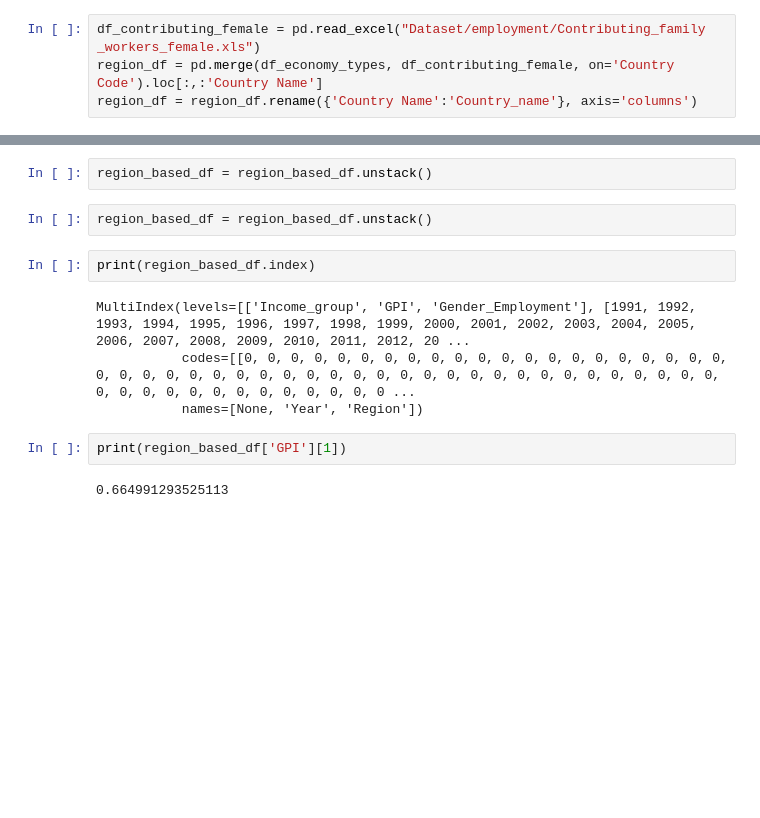
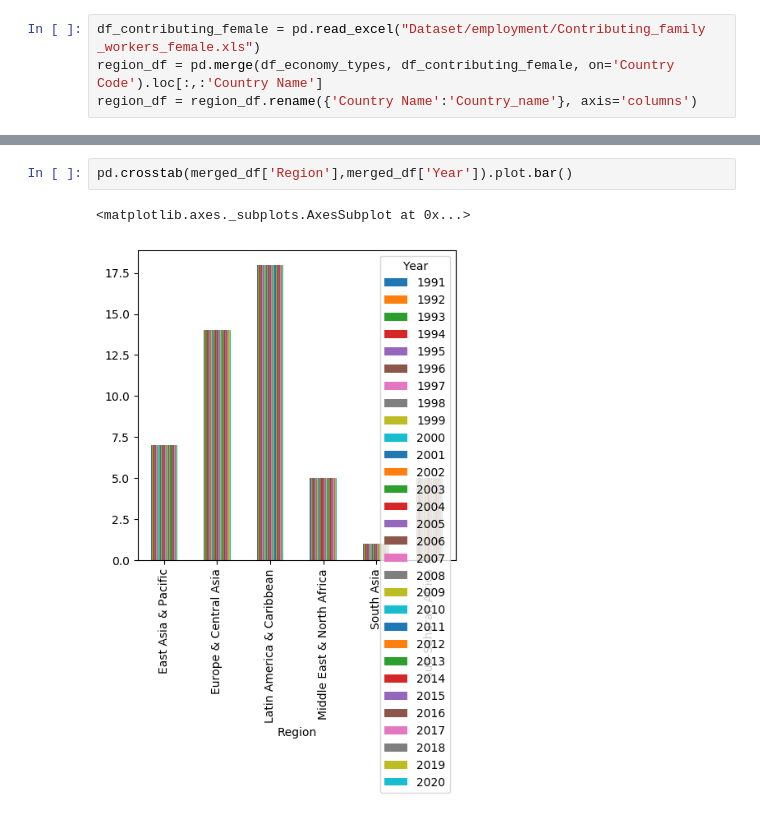
Before and after one commit to Amatullah/CSCI5502-DataMining_Project, a Jupyter notebook: Correlation GPI_Compute.ipynb, the cells around one changed output, grey strips where cells are left out. Saved outputs shown, nothing was run; the diff lists cells and outputs as text; blank space fills up the shorter version.

Commit message:
Correlation by region

```diff
--- a/Correlation GPI_Compute.ipynb
+++ b/Correlation GPI_Compute.ipynb
@@ -282,14 +318,5 @@ region_based_df = df1.drop(['Country_name','Country Code'], axis=1)
-# %%
-region_based_df = region_based_df.unstack()
-# %%
-region_based_df = region_based_df.unstack()
-# %%
-print(region_based_df.index)
-# %% [output]
-MultiIndex(levels=[['Income_group', 'GPI', 'Gender_Employment'], [1991, 1992, 1993, 1994, 1995, 1996, 1997, 1998, 1999, 2000, 2001, 2002, 2003, 2004, 2005, 2006, 2007, 2008, 2009, 2010, 2011, 2012, 20 ...
-           codes=[[0, 0, 0, 0, 0, 0, 0, 0, 0, 0, 0, 0, 0, 0, 0, 0, 0, 0, 0, 0, 0, 0, 0, 0, 0, 0, 0, 0, 0, 0, 0, 0, 0, 0, 0, 0, 0, 0, 0, 0, 0, 0, 0, 0, 0, 0, 0, 0, 0, 0, 0, 0, 0, 0, 0, 0, 0, 0, 0, 0, 0 ...
-           names=[None, 'Year', 'Region'])
-# %%
-print(region_based_df['GPI'][1])
-# %% [output]
-0.664991293525113
+# %%
+pd.crosstab(merged_df['Region'],merged_df['Year']).plot.bar()
+# %% [output]
+<matplotlib.axes._subplots.AxesSubplot at 0x...>
+[figure, added]
```
Also changed, not shown: parts of 3 cells of this notebook.
